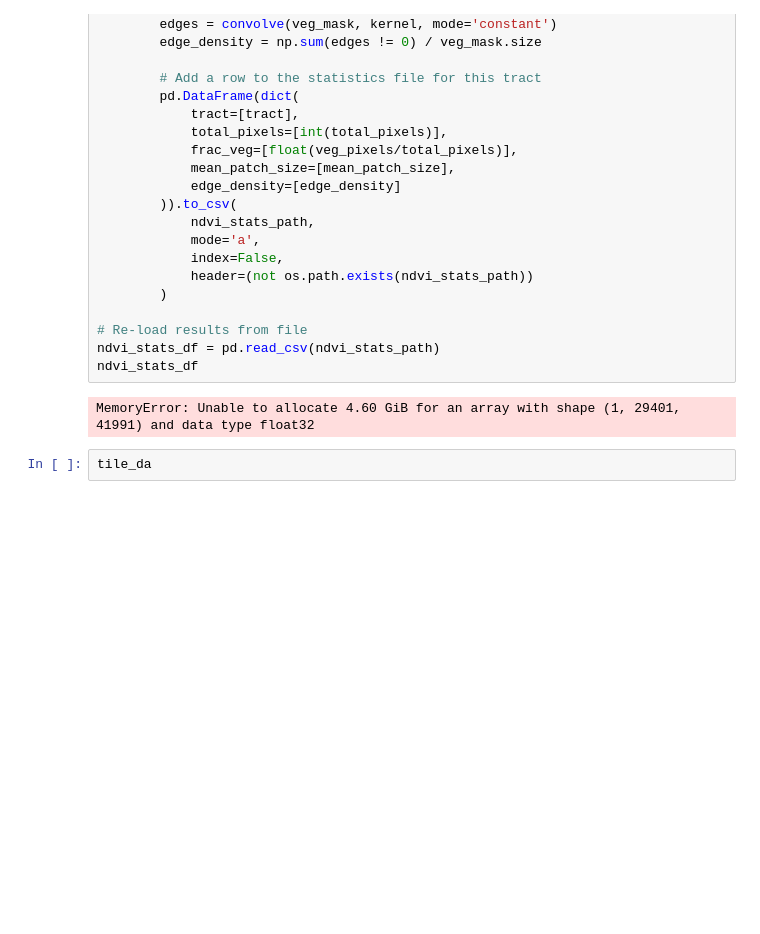
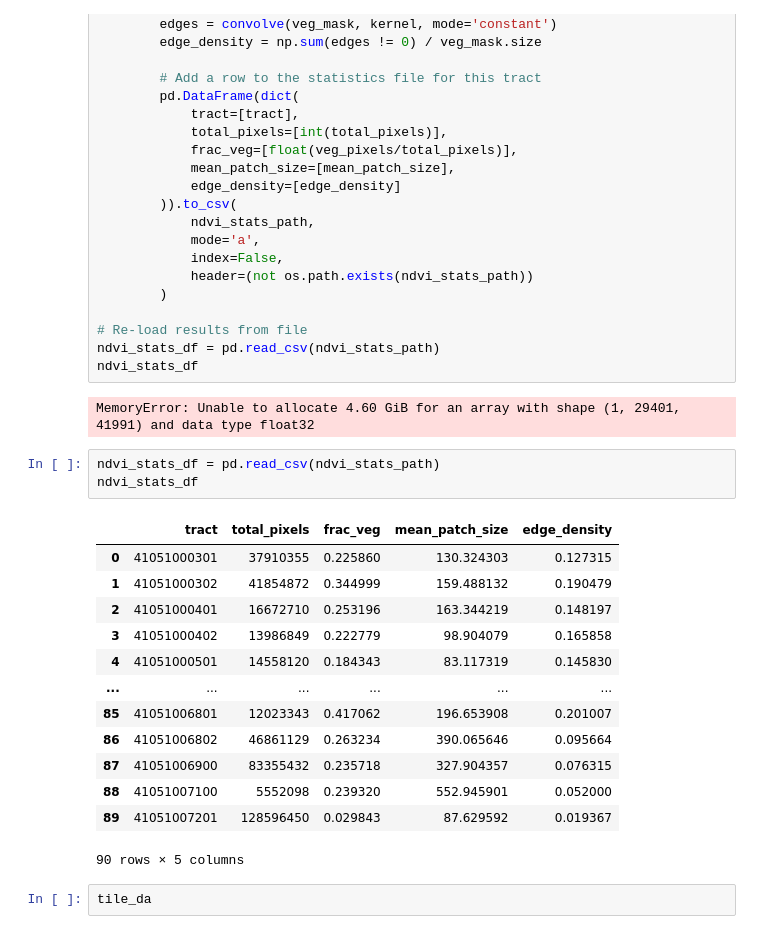
Before and after one commit to earthlab-education/big-data-BioNCphilic, a Jupyter notebook: portland-data.ipynb, the cells around one changed output. Drawn from its saved outputs; the diff is of its cells as text; blank space fills up the shorter version.

Commit message:
partial ndvi data

```diff
--- a/portland-data.ipynb
+++ b/portland-data.ipynb
@@ -370,6 +369,23 @@ ndvi_stats_df = pd.read_csv(ndvi_stats_path)
 ndvi_stats_df
 # %% [output]
 MemoryError: Unable to allocate 4.60 GiB for an array with shape (1, 29401, 41991) and data type float32
+# %%
+ndvi_stats_df = pd.read_csv(ndvi_stats_path)
+ndvi_stats_df
+# %% [output]
+|  | tract | total_pixels | frac_veg | mean_patch_size | edge_density |
+| 0 | 41051000301 | 37910355 | 0.225860 | 130.324303 | 0.127315 |
+| 1 | 41051000302 | 41854872 | 0.344999 | 159.488132 | 0.190479 |
+| 2 | 41051000401 | 16672710 | 0.253196 | 163.344219 | 0.148197 |
+| 3 | 41051000402 | 13986849 | 0.222779 | 98.904079 | 0.165858 |
+| 4 | 41051000501 | 14558120 | 0.184343 | 83.117319 | 0.145830 |
+| ... | ... | ... | ... | ... | ... |
+| 85 | 41051006801 | 12023343 | 0.417062 | 196.653908 | 0.201007 |
+| 86 | 41051006802 | 46861129 | 0.263234 | 390.065646 | 0.095664 |
+| 87 | 41051006900 | 83355432 | 0.235718 | 327.904357 | 0.076315 |
+| 88 | 41051007100 | 5552098 | 0.239320 | 552.945901 | 0.052000 |
+| 89 | 41051007201 | 128596450 | 0.029843 | 87.629592 | 0.019367 |
+90 rows × 5 columns
 # %%
 tile_da
 # %% [output]
```
Also changed, not shown: parts of 2 cells of this notebook.
